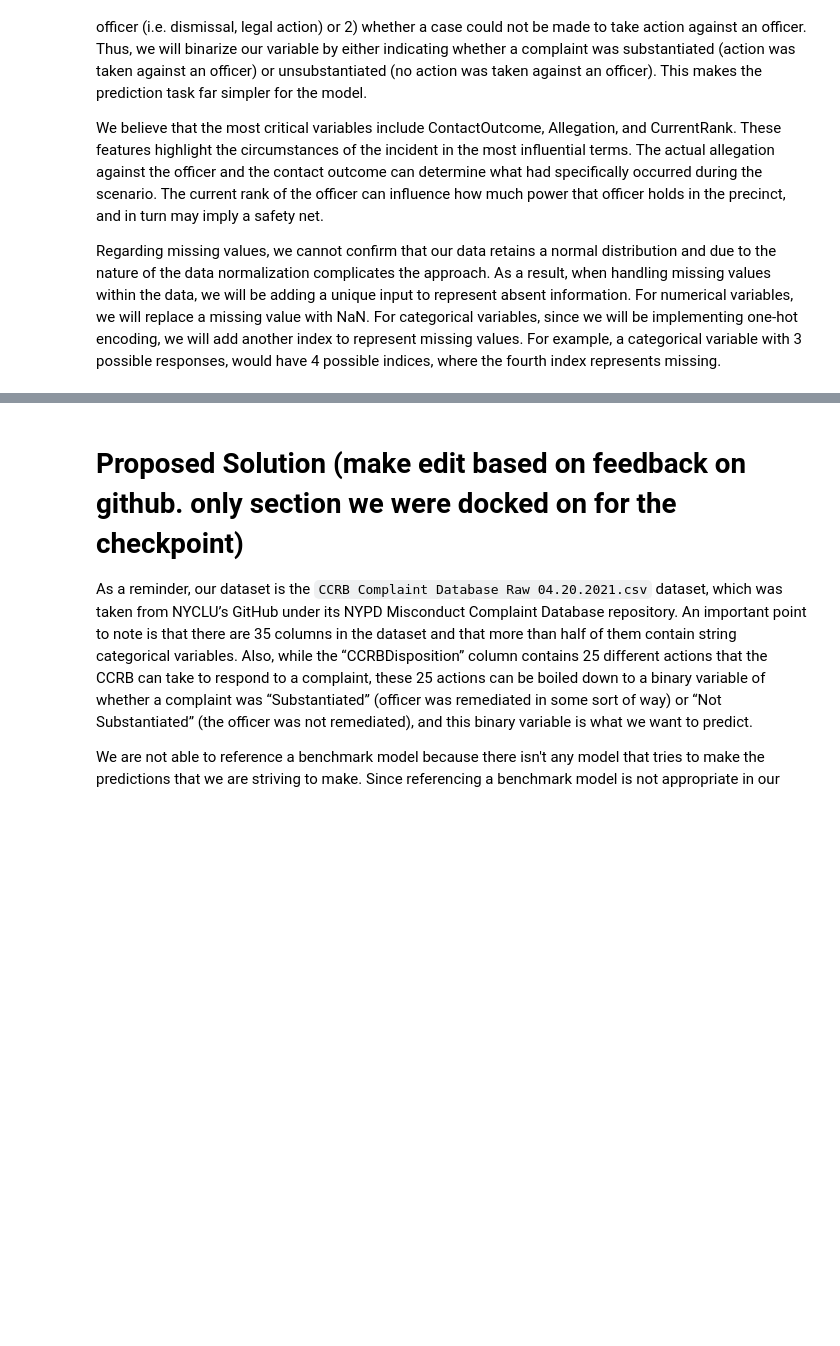
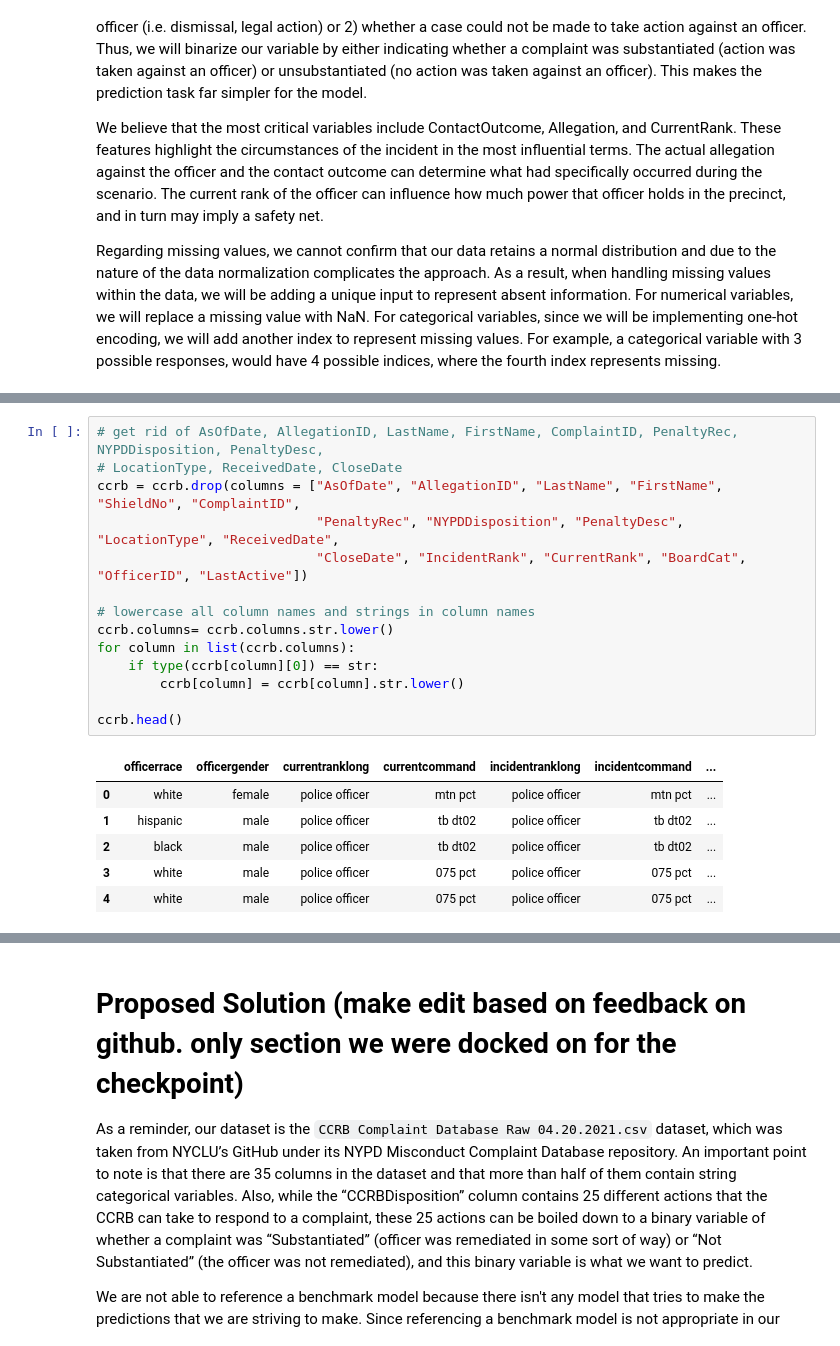
Before and after one commit to COGS118A/Group015-Wi23, a Jupyter notebook: FinalProjectGroup015-Wi23.ipynb, the cells around one changed output, grey strips where cells are left out. Cells and saved outputs as stored; diff of their text form; blank space fills up the shorter version.

```diff
--- a/FinalProjectGroup015-Wi23.ipynb
+++ b/FinalProjectGroup015-Wi23.ipynb
@@ -98,0 +132,21 @@ Regarding missing values, we cannot confirm that our data retains a normal distr
+# %%
+# get rid of AsOfDate, AllegationID, LastName, FirstName, ComplaintID, PenaltyRec, NYPDDisposition, PenaltyDesc,
+# LocationType, ReceivedDate, CloseDate
+ccrb = ccrb.drop(columns = ["AsOfDate", "AllegationID", "LastName", "FirstName", "ShieldNo", "ComplaintID",
+                            "PenaltyRec", "NYPDDisposition", "PenaltyDesc", "LocationType", "ReceivedDate",
+                            "CloseDate", "IncidentRank", "CurrentRank", "BoardCat", "OfficerID", "LastActive"])
+
+# lowercase all column names and strings in column names
+ccrb.columns= ccrb.columns.str.lower()
+for column in list(ccrb.columns):
+    if type(ccrb[column][0]) == str:
+        ccrb[column] = ccrb[column].str.lower()
+
+ccrb.head()
+# %% [output]
+|  | officerrace | officergender | currentranklong | currentcommand | incidentranklong | incidentcommand | ... |
+| 0 | white | female | police officer | mtn pct | police officer | mtn pct | ... |
+| 1 | hispanic | male | police officer | tb dt02 | police officer | tb dt02 | ... |
+| 2 | black | male | police officer | tb dt02 | police officer | tb dt02 | ... |
+| 3 | white | male | police officer | 075 pct | police officer | 075 pct | ... |
+| 4 | white | male | police officer | 075 pct | police officer | 075 pct | ... |
```
Also changed, not shown: parts of 8 cells of this notebook.
